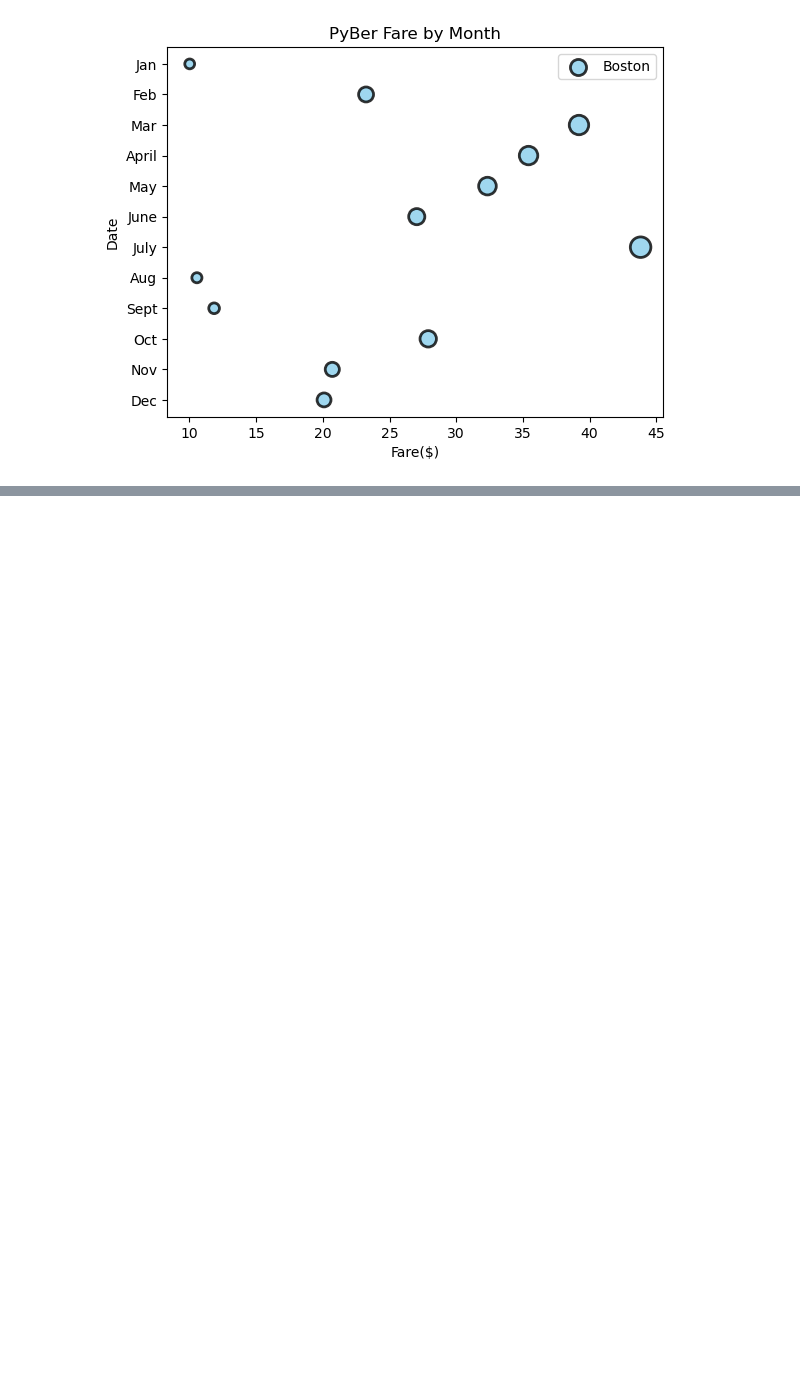
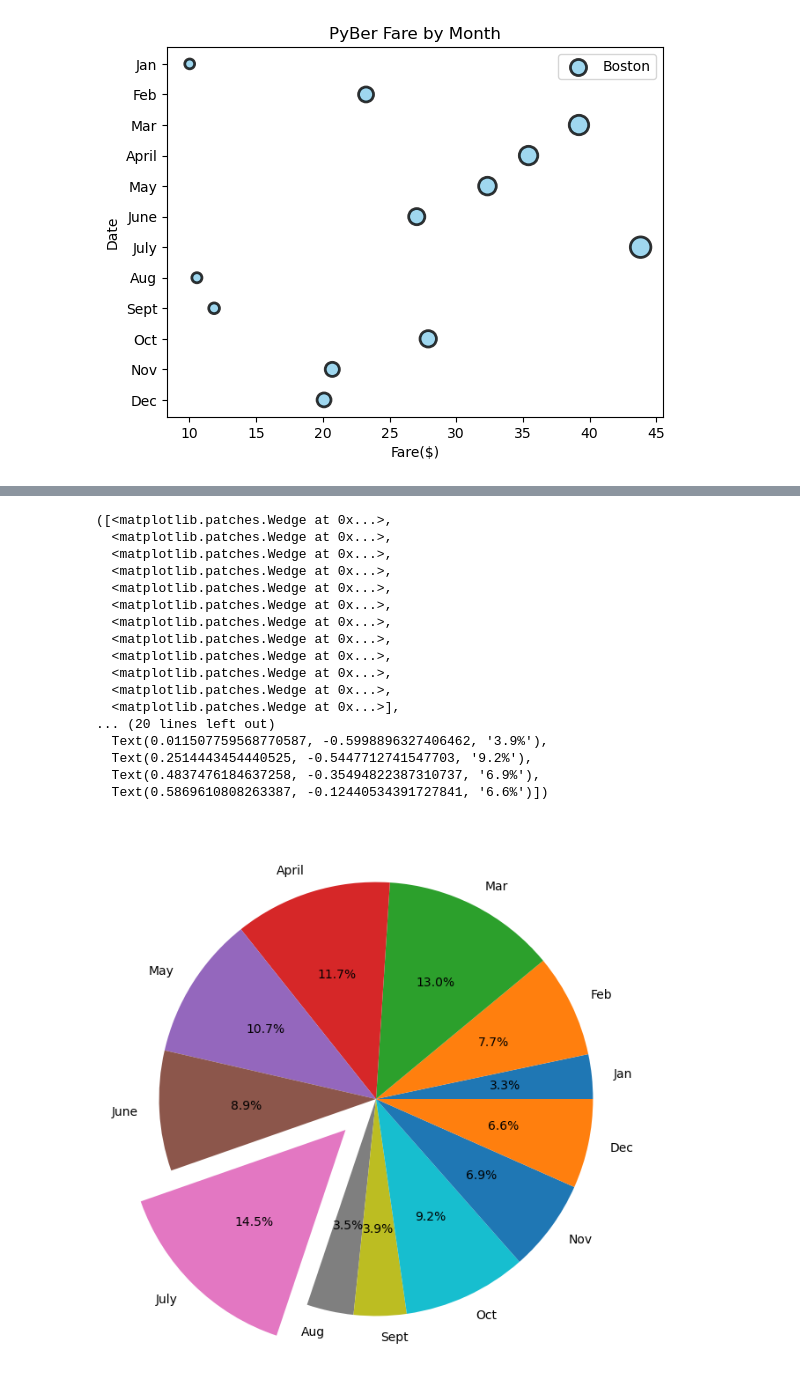
Before and after one commit to Levreka/PyBer_Analysis, a Jupyter notebook: matplotlib_practice.ipynb, the cells around one changed output, grey strips where cells are left out. Cells and saved outputs as stored; diff of their text form; code cells hidden in the pictures; blank space fills up the shorter version.

```diff
--- a/matplotlib_practice.ipynb
+++ b/matplotlib_practice.ipynb
@@ -292,6 +296,37 @@ plt.show()
 # %%
+# Let's break down what the graphing code is doing:
+# To explode a pie wedge, we use array-like data points
+# (like the tuple explode_values = (0, 0, 0, 0, 0, 0, 0.2, 0, 0, 0, 0, 0))
+# for each value in the pie chart.
+# The length of the tuple should be equal to the number of wedges in the pie chart.
+# The value specified to "explode" a wedge is the fraction of the radius from the center of the pie for each wedge.
+# To pop out the seventh month, July, we use a decimal-point value of 0.2.
+# To add the percentage of each wedge on the pie chart, we use the autopct parameter and provide the format of one decimal place using .1f%.
+# The % before and after the .1f% formats the number as a percentage.
+# The percentages on the pie chart seem a bit crowded. Let's increase the size of the pie chart by using plt.subplots(figsize=(8, 8)).
+plt.subplots(figsize=(8, 8))
 explode_values = (0, 0, 0, 0, 0, 0, 0.2, 0, 0, 0, 0, 0)
+
 plt.pie(y_axis, explode=explode_values, labels=x_axis, autopct='%.1f%%')
+# %% [output]
+([<matplotlib.patches.Wedge at 0x...>,
+  <matplotlib.patches.Wedge at 0x...>,
+  <matplotlib.patches.Wedge at 0x...>,
+  <matplotlib.patches.Wedge at 0x...>,
+  <matplotlib.patches.Wedge at 0x...>,
+  <matplotlib.patches.Wedge at 0x...>,
+  <matplotlib.patches.Wedge at 0x...>,
+  <matplotlib.patches.Wedge at 0x...>,
+  <matplotlib.patches.Wedge at 0x...>,
+  <matplotlib.patches.Wedge at 0x...>,
+  <matplotlib.patches.Wedge at 0x...>,
+  <matplotlib.patches.Wedge at 0x...>],
+... (20 lines left out)
+  Text(0.011507759568770587, -0.5998896327406462, '3.9%'),
+  Text(0.2514443454440525, -0.5447712741547703, '9.2%'),
+  Text(0.4837476184637258, -0.35494822387310737, '6.9%'),
+  Text(0.5869610808263387, -0.12440534391727841, '6.6%')])
+[figure, added]
 # %%
 # Assign 12 colors, one for each month.
 colors = ["slateblue", "magenta", "lightblue", "green", "yellowgreen", "greenyellow", "yellow", "orange", "gold", "indianred", "tomato", "mistyrose"]
```
Also changed, not shown: parts of 4 cells of this notebook.
